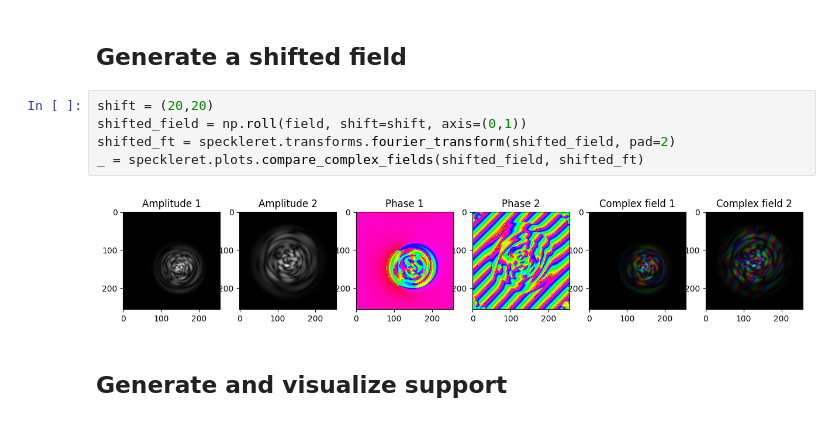
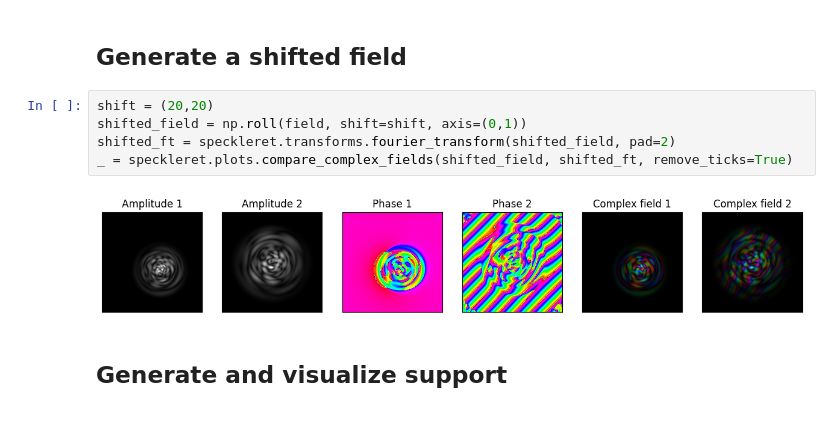
Before and after one commit to jysru/Speckle-Retrieval, a Jupyter notebook: notebooks/check_shift.ipynb, the cells around one changed output. Saved outputs shown, nothing was run; the diff lists cells and outputs as text.

```diff
--- a/notebooks/check_shift.ipynb
+++ b/notebooks/check_shift.ipynb
@@ -17,10 +17,10 @@ _ = speckleret.plots.compare_complex_fields(field, ft)
 # %%
 shift = (20,20)
 shifted_field = np.roll(field, shift=shift, axis=(0,1))
 shifted_ft = speckleret.transforms.fourier_transform(shifted_field, pad=2)
-_ = speckleret.plots.compare_complex_fields(shifted_field, shifted_ft)
+_ = speckleret.plots.compare_complex_fields(shifted_field, shifted_ft, remove_ticks=True)
 # %% [output]
-[figure, old version]
+[figure, new version]
 # %% [markdown]
 ## Generate and visualize support
 # %%
```
Also changed, not shown: parts of 4 cells of this notebook, 2 other files.
